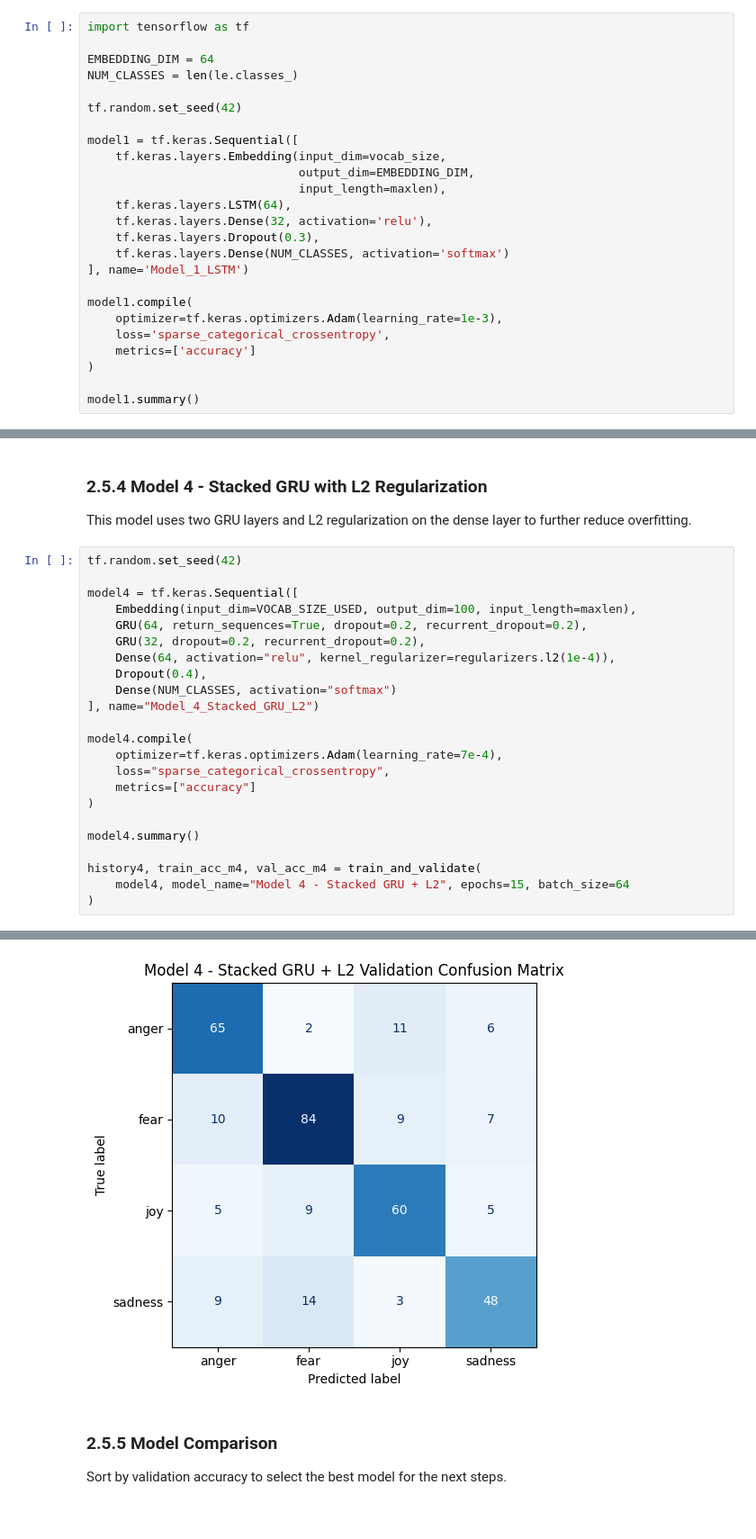
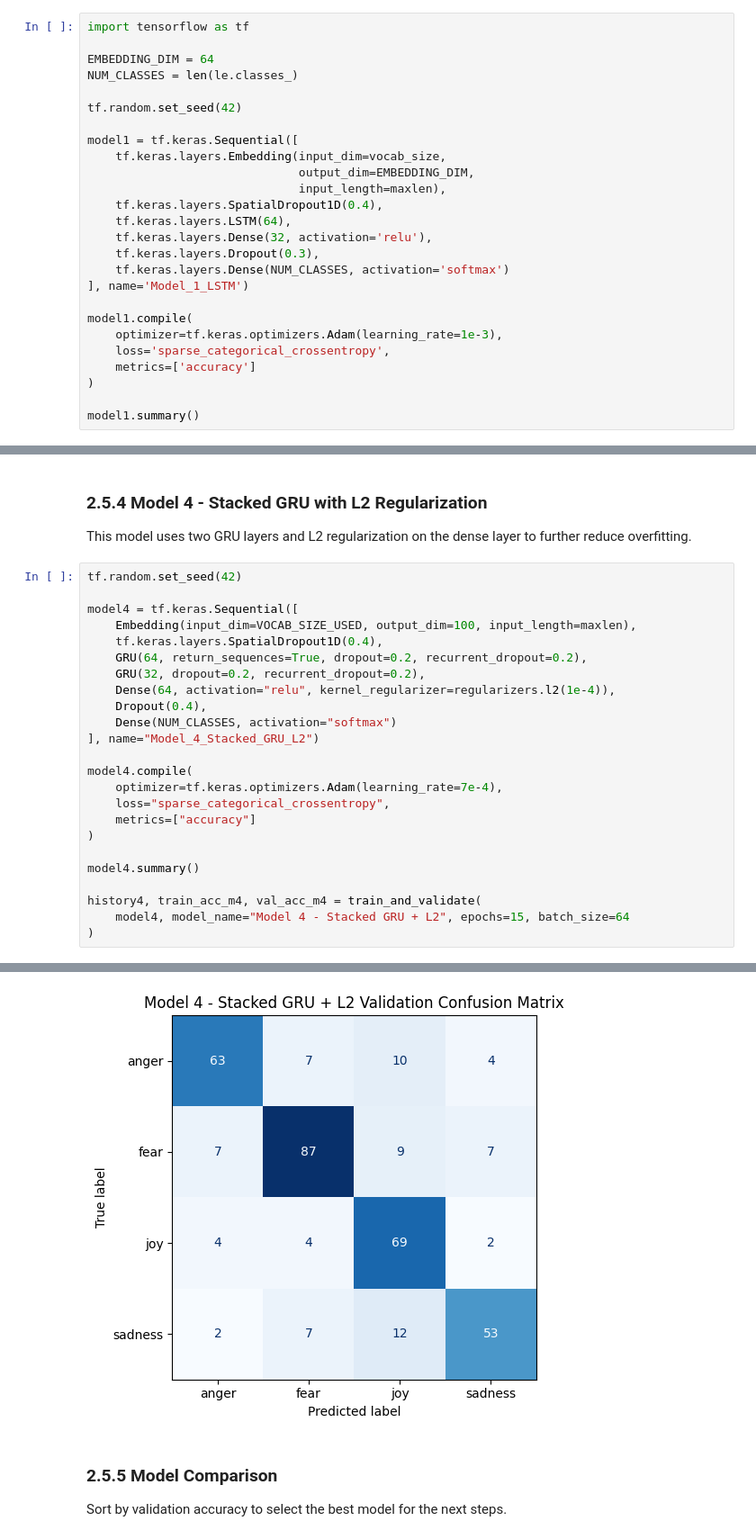
Before and after one commit to DanielMelo46/Neural_Networks_Assignment_1, a Jupyter notebook: assignment_6.ipynb, the cells around one changed output, grey strips where cells are left out. Shown at 90% size. Drawn from its saved outputs; the diff is of its cells as text.

```diff
--- a/assignment_6.ipynb
+++ b/assignment_6.ipynb
@@ -332,6 +332,7 @@ model1 = tf.keras.Sequential([
     tf.keras.layers.Embedding(input_dim=vocab_size,
                               output_dim=EMBEDDING_DIM,
                               input_length=maxlen),
+    tf.keras.layers.SpatialDropout1D(0.4),
     tf.keras.layers.LSTM(64),
     tf.keras.layers.Dense(32, activation='relu'),
     tf.keras.layers.Dropout(0.3),
@@ -570,6 +575,7 @@ tf.random.set_seed(42)
 
 model4 = tf.keras.Sequential([
     Embedding(input_dim=VOCAB_SIZE_USED, output_dim=100, input_length=maxlen),
+    tf.keras.layers.SpatialDropout1D(0.4),
     GRU(64, return_sequences=True, dropout=0.2, recurrent_dropout=0.2),
     GRU(32, dropout=0.2, recurrent_dropout=0.2),
     Dense(64, activation="relu", kernel_regularizer=regularizers.l2(1e-4)),
@@ -609,4 +615,4 @@ Model 4 - Stacked GRU + L2 Validation accuracy: 0.7406
-[figure, old version]
+[figure, new version]
 # %% [markdown]
 ### 2.5.5 Model Comparison
 Sort by validation accuracy to select the best model for the next steps.
```
Also changed, not shown: parts of 8 cells of this notebook.
